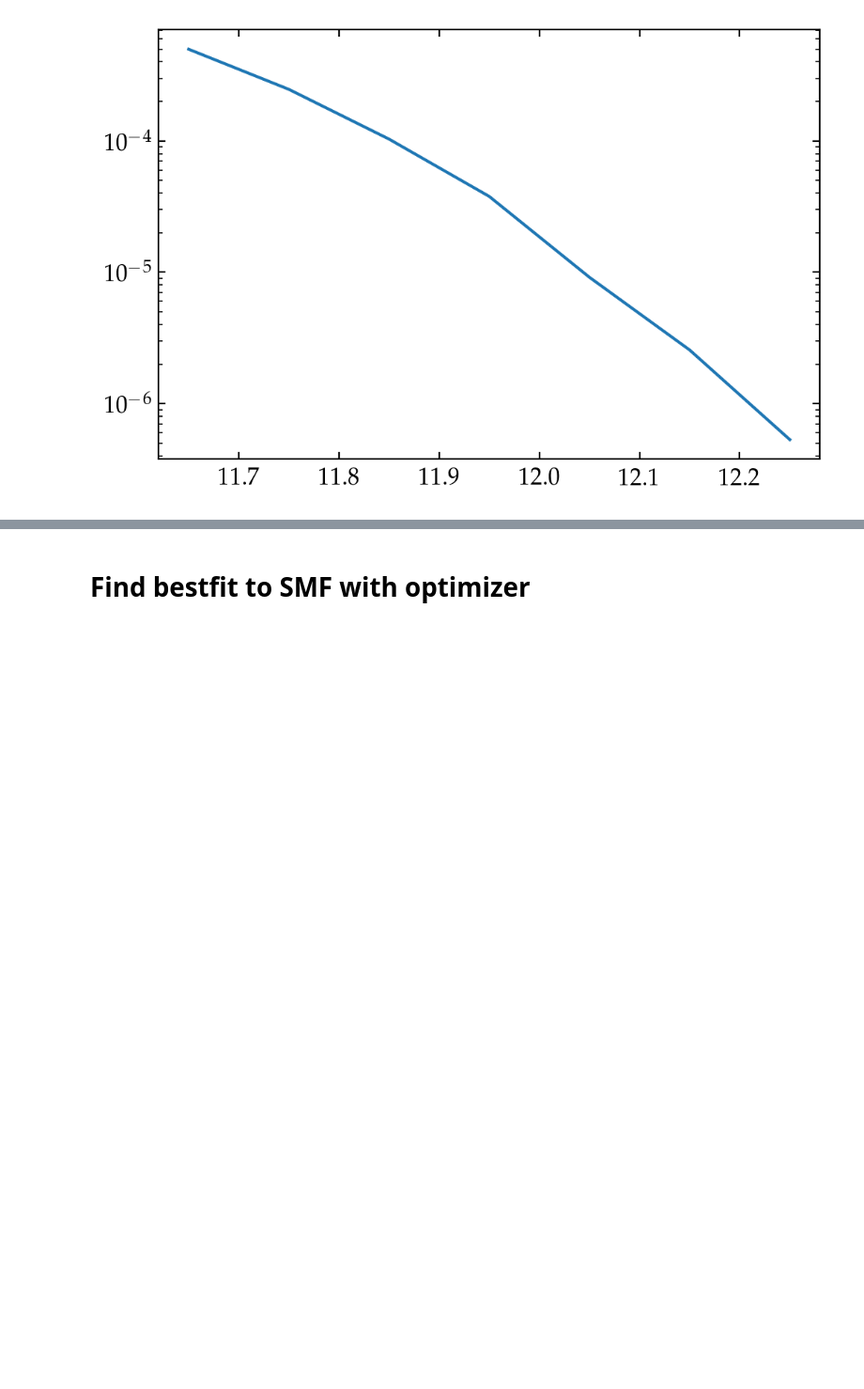
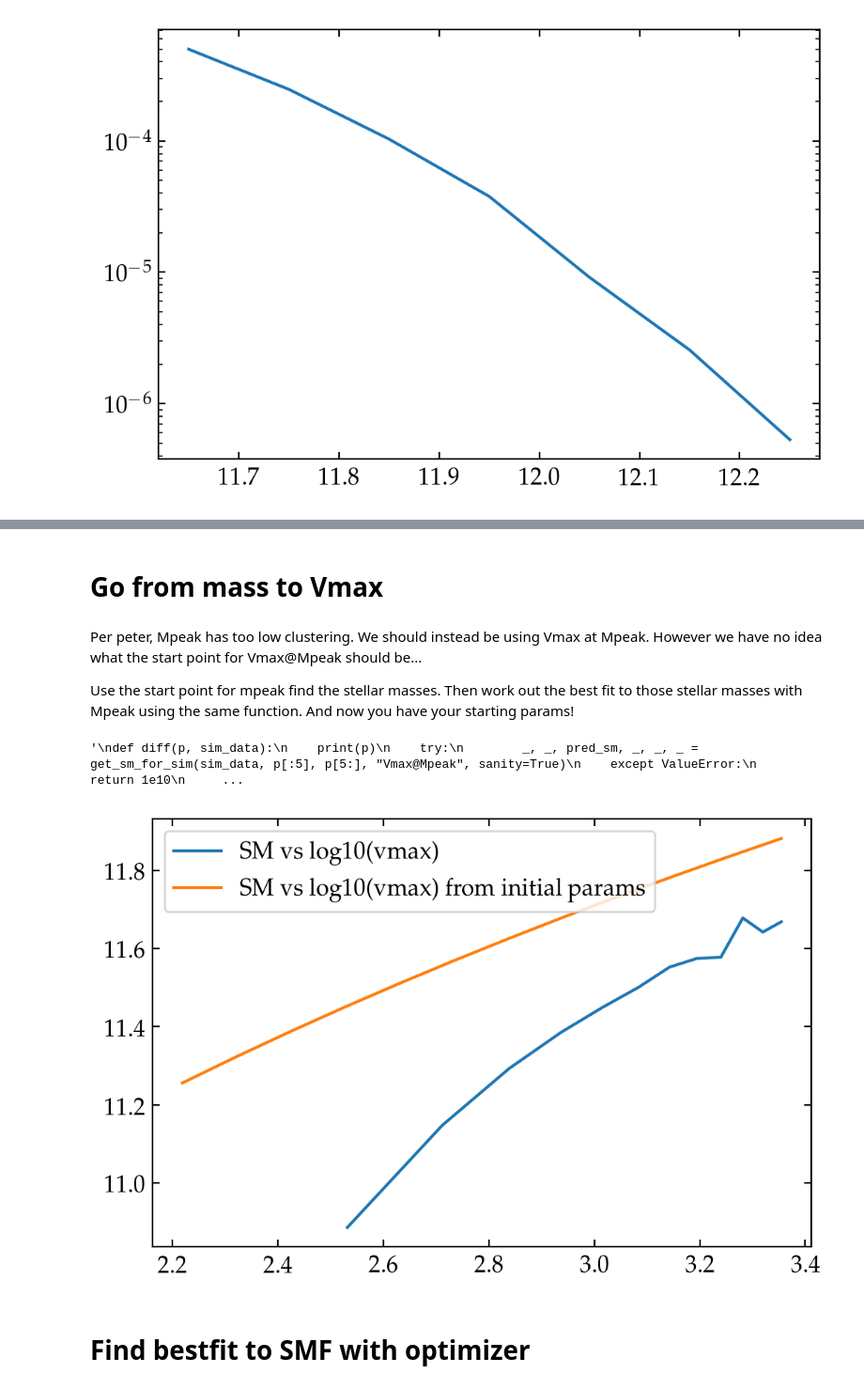
Before and after one commit to gsallabe/thesis_satellite_fraction, a Jupyter notebook: cb/main.ipynb, the cells around one changed output, grey strips where cells are left out. Shown: that part at 94% size. Cells and saved outputs as stored; diff of their text form; code cells hidden in the pictures; blank space fills up the shorter version.

```diff
--- a/cb/main.ipynb
+++ b/cb/main.ipynb
@@ -234,18 +100,0 @@ sampler.run_mcmc(None, 1500)
-# %%
-best_p = sampler.flatchain[
-    sampler.flatlnprobability == np.min(sampler.flatlnprobability)
-][0]
-print(np.min(sampler.flatlnprobability))
-print(best_p)
-print(b_params, s_params)
-
-ranges =[(10, 13), (10, 13), (0, 4), (-0.1, 0), (0.5, 1.5)]
-for i in range(ndim):
-    _, ax = plt.subplots()
-    ax.hist(sampler.flatchain[:,i], bins=100, range=ranges[i])
-    #ax.plot(sampler.chain[3,:,i])
-    ax.set(title="Dimension {0:d}".format(i))
-    ax.axvline(best_p[i], color="orange")
-
-_, ax = plt.subplots()
-ax.plot(sampler.flatlnprobability)
@@ -263,2 +101,52 @@ ax.plot(sampler.flatlnprobability)
+# %% [markdown]
+# Go from mass to Vmax
+# %% [markdown]
+Per peter, Mpeak has too low clustering. We should instead be using Vmax at Mpeak. However we have no idea what the start point for Vmax@Mpeak should be...
+
+Use the start point for mpeak find the stellar masses. Then work out the best fit to those stellar masses with Mpeak using the same function. And now you have your starting params!
+# %%
+_, ax = plt.subplots()
+
+# First just get the stellar masses
+log_stellar_masses, sample_halo, sample_stellar, _, _, _ = get_sm_for_sim(sim_data, b_params, s_params, "halo_mvir", sanity=True)
+#ax.plot(sample_halo, sample_stellar)
+
+# Now bin those stellar masses by Vmax@Mpeak. We now have Vmax -> Stellar mass relation
+sample_sm, bin_edges, _ = scipy.stats.binned_statistic(sim_data["Vmax@Mpeak"], log_stellar_masses, bins = 12)
+sample_vmax = bin_edges[:-1] + np.diff(bin_edges)[0]
+
+ax.plot(np.log10(sample_vmax), sample_sm, label="SM vs log10(vmax)")
+
+# We want to find the 5 params + 2 scatter params that fit this vmax -> sm relation
+
+
+log_stellar_masses, sample_vmax, sample_stellar, _, _, _ = get_sm_for_sim(sim_data, best_p[:5], best_p[5:] + np.array([1.5, 0]), "Vmax@Mpeak", sanity=True)
+ax.plot(sample_vmax, sample_stellar, label="SM vs log10(vmax) from initial params")
+ax.legend()
+"""
+_, ax = plt.subplots()
+ax.hist(log_stellar_masses[log_stellar_masses > 11.6])
+"""
+"""
+def diff(p, sim_data):
+    print(p)
+    try:
+        _, _, pred_sm, _, _, _ = get_sm_for_sim(sim_data, p[:5], p[5:], "Vmax@Mpeak", sanity=True)
+    except ValueError:
+        return 1e10
+    err = np.sum(np.power(sample_sm - pred_sm, 2))
+    print(err)
+    return err
+
+res = scipy.optimize.minimize(
+    diff,
+    b_params_v + s_params_v,
+    args=(sim_data),
+    method="Nelder-Mead",
+)
+"""
+# %% [output]
+'\ndef diff(p, sim_data):\n    print(p)\n    try:\n        _, _, pred_sm, _, _, _ = get_sm_for_sim(sim_data, p[:5], p[5:], "Vmax@Mpeak", sanity=True)\n    except ValueError:\n        return 1e10\n     ...
+[figure, added]
 # %% [markdown]
 # Find bestfit to SMF with optimizer
```
Also changed, not shown: parts of 21 cells of this notebook, 5 other files.
